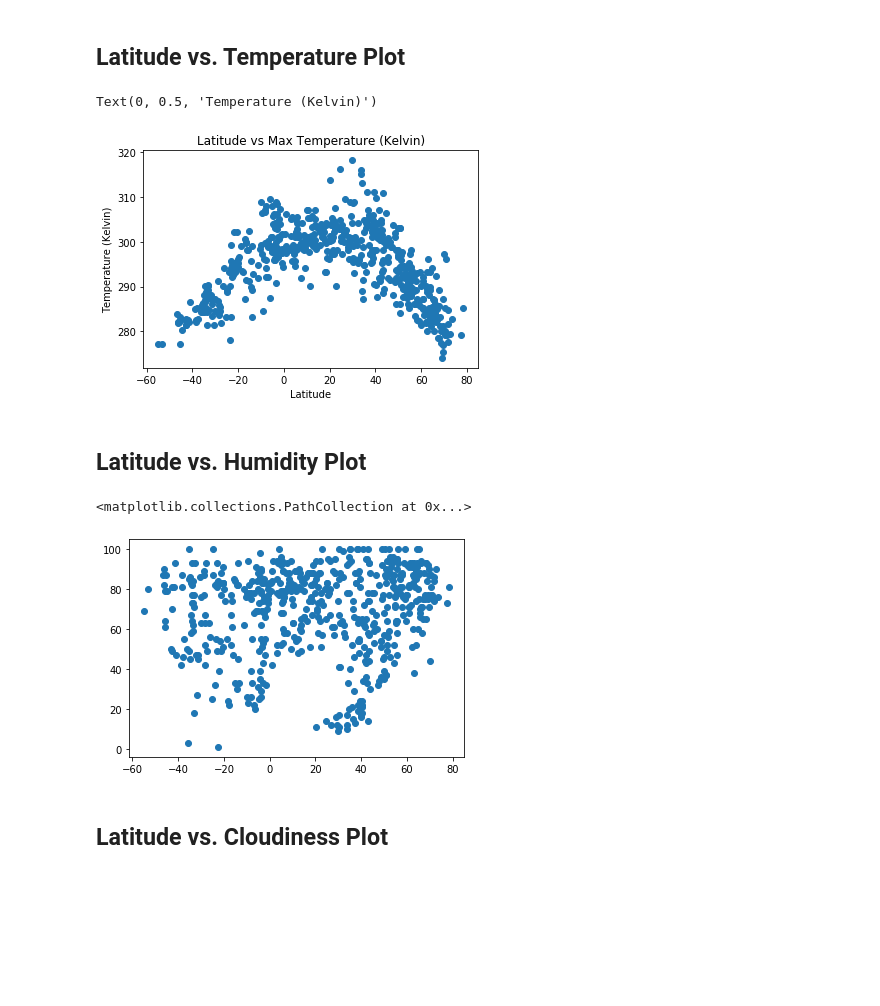
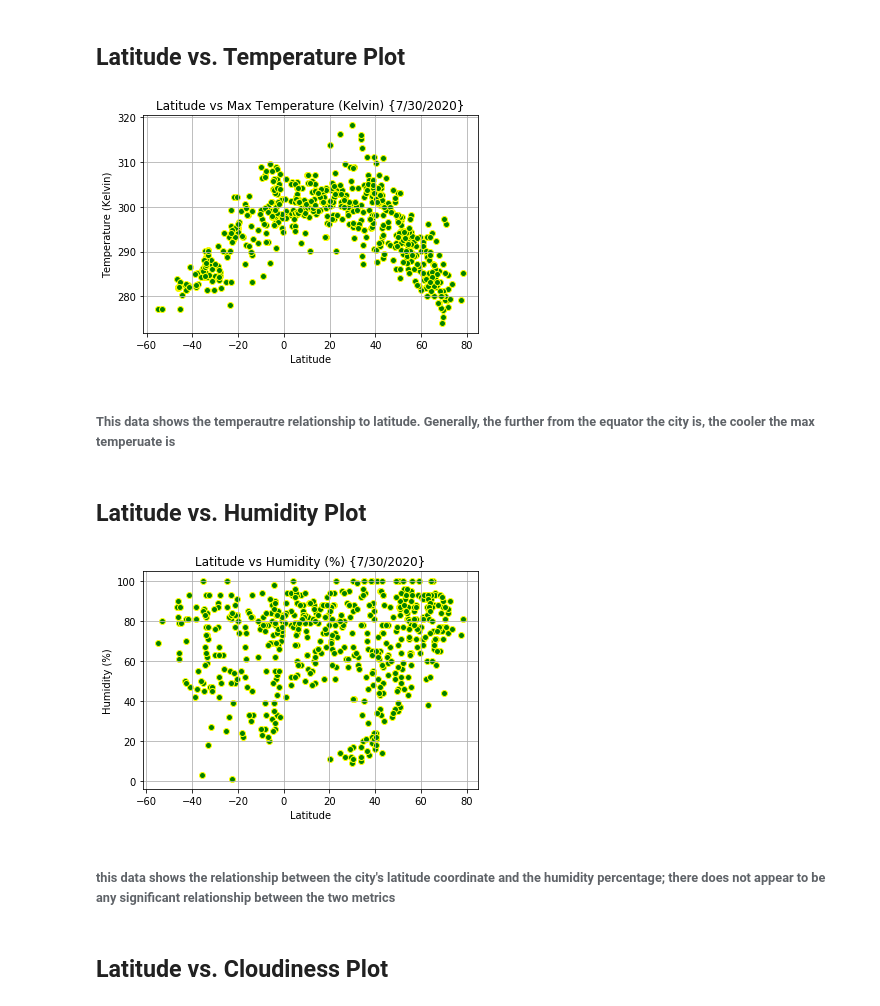
Before and after one commit to DiamondN97/python-api-challenge, a Jupyter notebook: WeatherPy/WeatherPy.ipynb, the cells around one changed output. Saved outputs shown, nothing was run; the diff lists cells and outputs as text; code cells hidden in the pictures; blank space fills up the shorter version.

```diff
--- a/WeatherPy/WeatherPy.ipynb
+++ b/WeatherPy/WeatherPy.ipynb
@@ -232,23 +234,29 @@ weather_df_cleaned.to_csv('City_data.csv', index=False)
 ## Latitude vs. Temperature Plot
 # %%
 # plt.scatter((response_json['coord']['lat']),(response_json['main']['temp_max']))
-plt.scatter(cleaned_lat, cleaned_max_temp)
-plt.title("Latitude vs Max Temperature (Kelvin)")
+plt.scatter(cleaned_lat, cleaned_max_temp, color = 'green', edgecolors = 'yellow')
+plt.title("Latitude vs Max Temperature (Kelvin) {7/30/2020}")
 plt.xlabel('Latitude')
 plt.ylabel('Temperature (Kelvin)')
+plt.grid()
+plt.savefig('lat_vs_temp.png')
 # %% [output]
-Text(0, 0.5, 'Temperature (Kelvin)')
-[figure, old version]
+[figure, new version]
+# %% [markdown]
+###### This data shows the temperautre relationship to latitude. Generally, the further from the equator the city is, the cooler the max temperuate is
 # %% [markdown]
 ## Latitude vs. Humidity Plot
 # %%
-plt.scatter(cleaned_lat,cleaned_humidity)
-plt.title("Latitude vs Cloudiness (%)")
+plt.scatter(cleaned_lat,cleaned_humidity, color = 'green', edgecolors = 'yellow')
+plt.title("Latitude vs Humidity (%) {7/30/2020}")
 plt.xlabel('Latitude')
-plt.ylabel('Cloudiness (%)')
+plt.ylabel('Humidity (%)')
+plt.grid()
+plt.savefig('lat_vs_humidity.png')
 # %% [output]
-<matplotlib.collections.PathCollection at 0x...>
-[figure, old version]
+[figure, new version]
+# %% [markdown]
+###### this data shows the relationship between the city's latitude coordinate and the humidity percentage; there does not appear to be any significant relationship between the two metrics
 # %% [markdown]
 ## Latitude vs. Cloudiness Plot
 # %%
```
Also changed, not shown: parts of 16 cells of this notebook, 12 other files.
